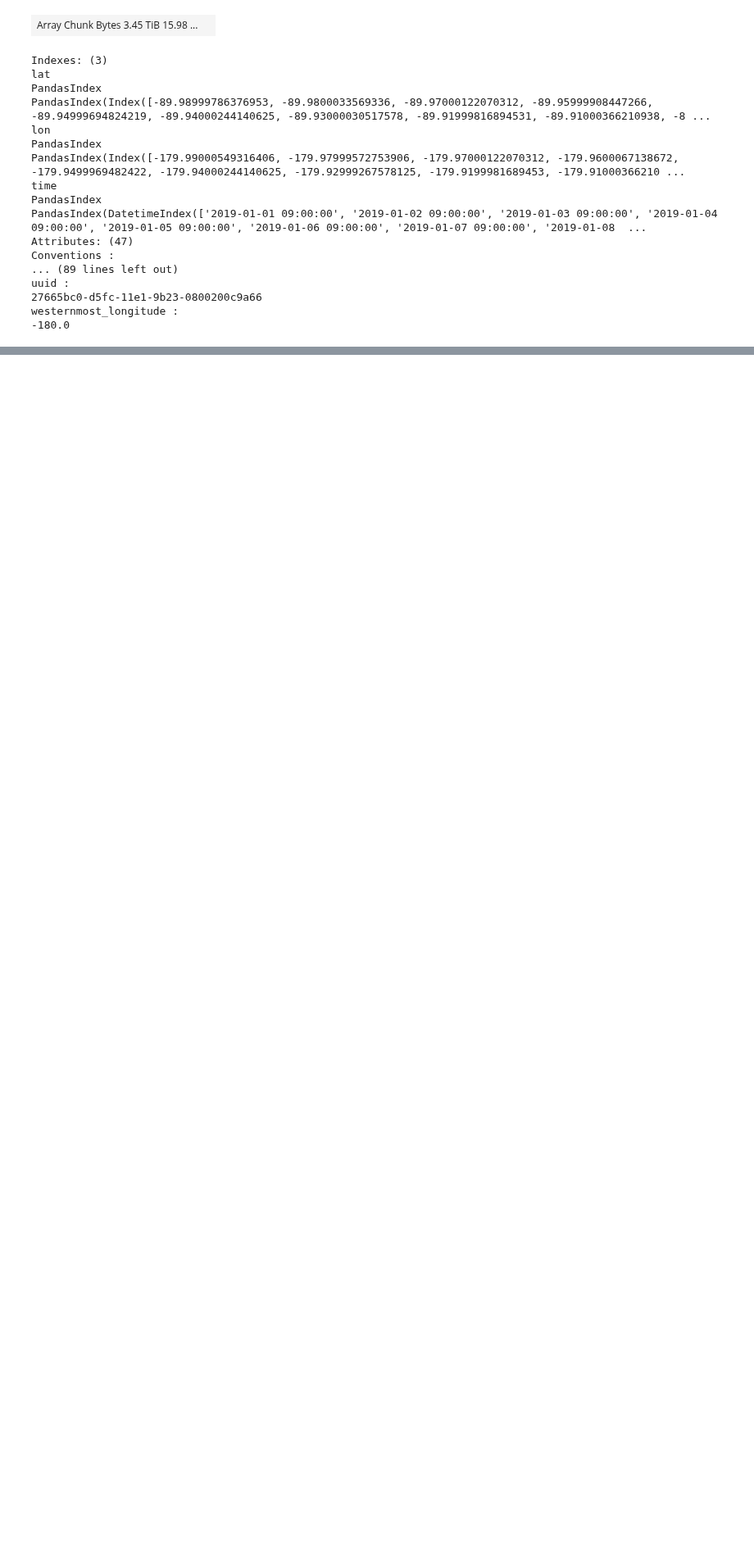
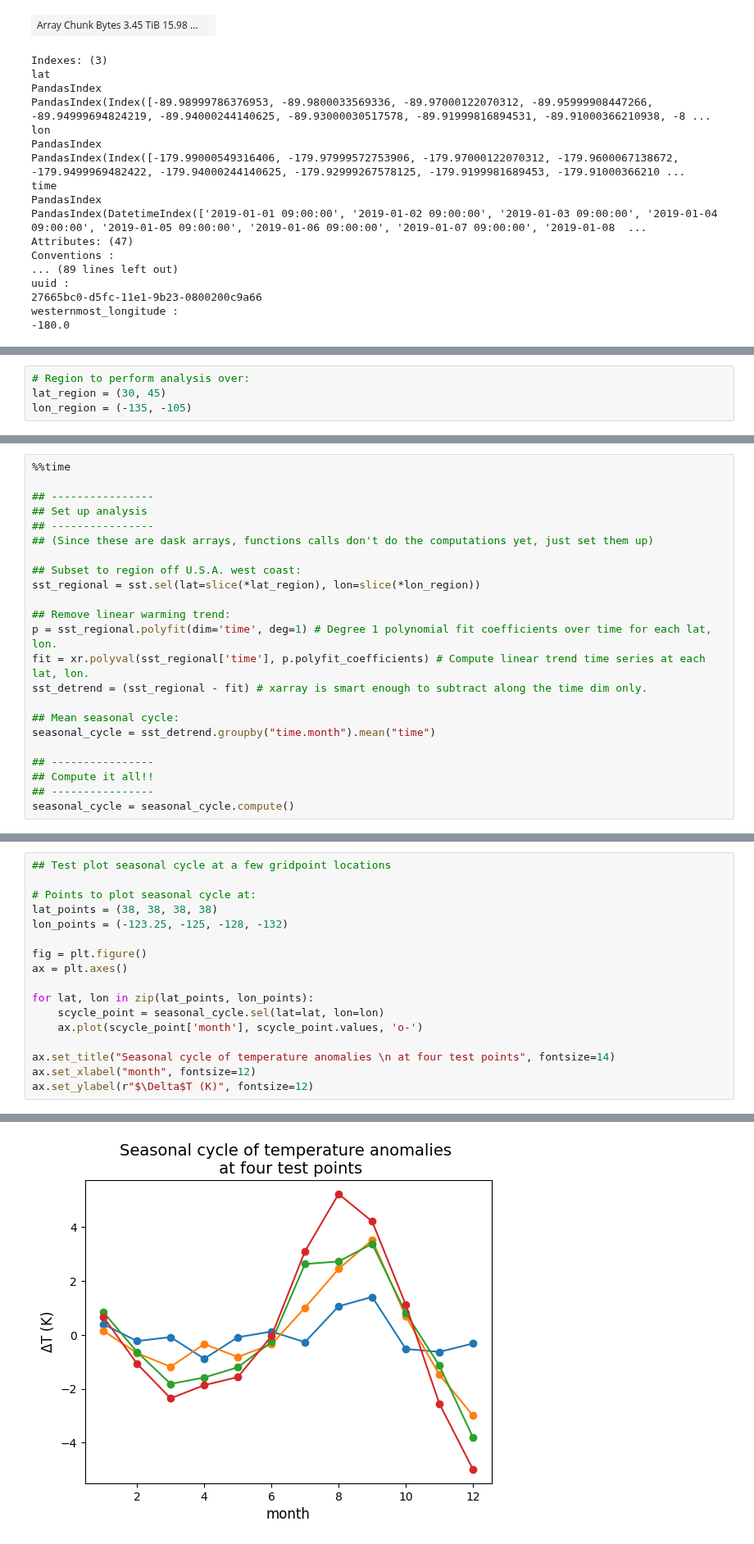
Before and after one commit to DeanHenze/cloud_earthdata, a Jupyter notebook: kerchunk/kerchunk_recipes.ipynb, the cells around one changed output, grey strips where cells are left out. Shown at 82% size. Drawn from its saved outputs; the diff is of its cells as text; blank space fills up the shorter version.

```diff
--- a/kerchunk/kerchunk_recipes.ipynb
+++ b/kerchunk/kerchunk_recipes.ipynb
@@ -982,0 +1010,4 @@ westernmost_longitude :
+# %%
+# Region to perform analysis over:
+lat_region = (30, 45)
+lon_region = (-135, -105)
@@ -982,0 +1127,23 @@ westernmost_longitude :
+# %%
+%%time
+
+## ----------------
+## Set up analysis
+## ----------------
+## (Since these are dask arrays, functions calls don't do the computations yet, just set them up)
+
+## Subset to region off U.S.A. west coast:
+sst_regional = sst.sel(lat=slice(*lat_region), lon=slice(*lon_region))
+
+## Remove linear warming trend:
+p = sst_regional.polyfit(dim='time', deg=1) # Degree 1 polynomial fit coefficients over time for each lat, lon.
+fit = xr.polyval(sst_regional['time'], p.polyfit_coefficients) # Compute linear trend time series at each lat, lon.
+sst_detrend = (sst_regional - fit) # xarray is smart enough to subtract along the time dim only.
+
+## Mean seasonal cycle:
+seasonal_cycle = sst_detrend.groupby("time.month").mean("time")
+
+## ----------------
+## Compute it all!!
+## ----------------
+seasonal_cycle = seasonal_cycle.compute()
@@ -982,0 +1158,18 @@ westernmost_longitude :
+# %%
+## Test plot seasonal cycle at a few gridpoint locations
+
+# Points to plot seasonal cycle at:
+lat_points = (38, 38, 38, 38)
+lon_points = (-123.25, -125, -128, -132)
+
+fig = plt.figure()
+ax = plt.axes()
+
+for lat, lon in zip(lat_points, lon_points):
+    scycle_point = seasonal_cycle.sel(lat=lat, lon=lon)
+    ax.plot(scycle_point['month'], scycle_point.values, 'o-')
+
+ax.set_title("Seasonal cycle of temperature anomalies \n at four test points", fontsize=14)
+ax.set_xlabel("month", fontsize=12)
+ax.set_ylabel(r"$\Delta$T (K)", fontsize=12)
+# %% [output]
@@ -982,0 +1177 @@ westernmost_longitude :
+[figure, added]
```
Also changed, not shown: parts of 9 cells of this notebook.
